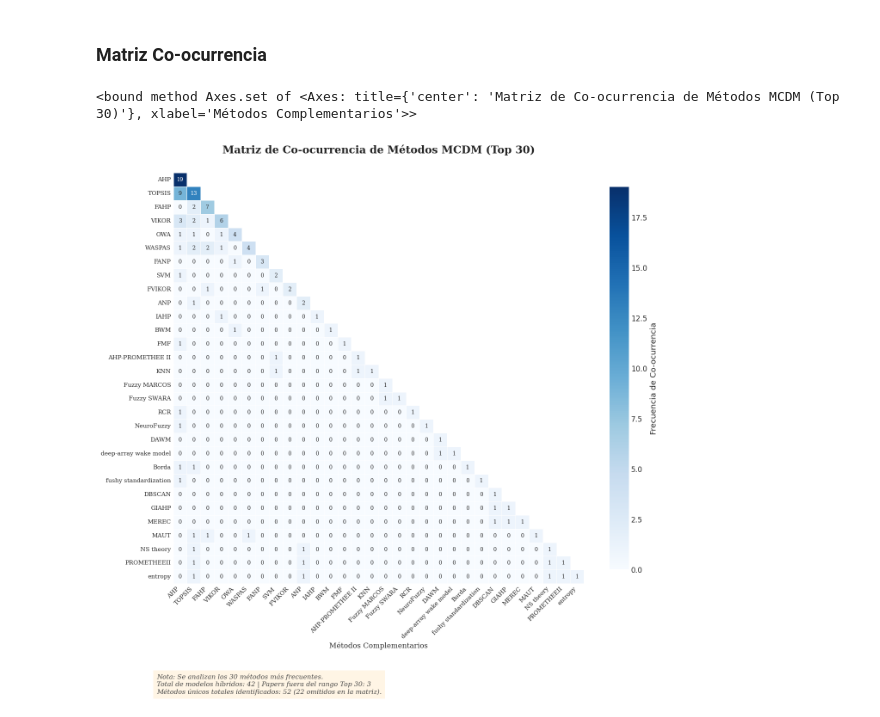
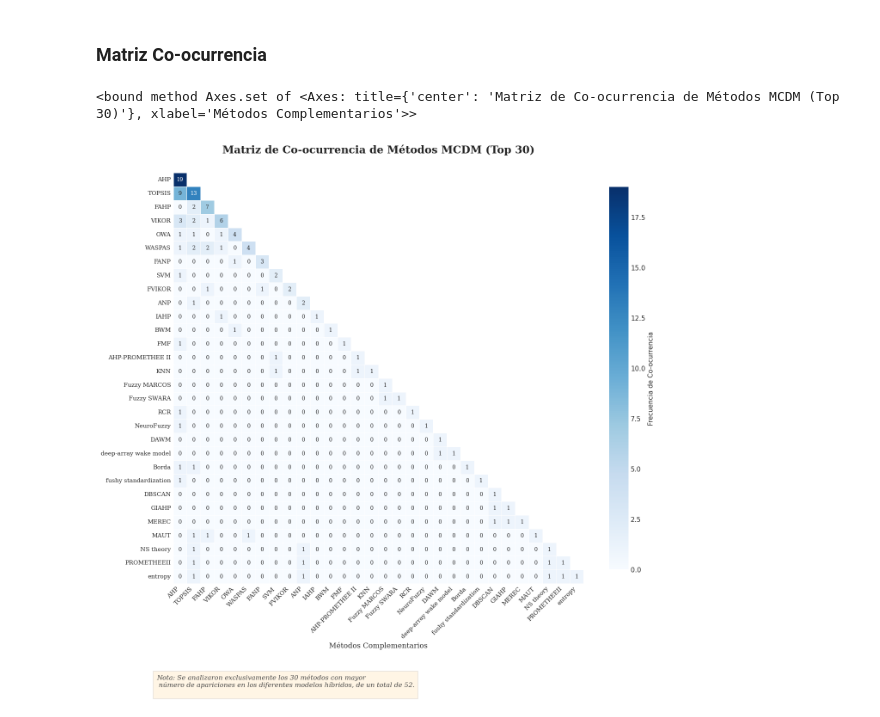
Before and after one commit to smartinezg2018/MCDM, a Jupyter notebook: edaSystemmaticMapping.ipynb, the cells around one changed output. Cells and saved outputs as stored; diff of their text form; code cells hidden in the pictures.

Commit message:
cambiando contenido grafica matriz de co-ocurrencia

```diff
--- a/edaSystemmaticMapping.ipynb
+++ b/edaSystemmaticMapping.ipynb
@@ -463,35 +463,32 @@ plt.style.use('seaborn-v0_8-white')
 fig, ax = plt.subplots(figsize=(14, 15), dpi=110)
 
 mask = np.triu(np.ones_like(cooc_matrix, dtype=bool), k=1)
 
 sns.heatmap(
     cooc_matrix,
     annot=True, fmt="d", cmap="Blues", mask=mask, square=True,
     linewidths=.5, cbar_kws={"shrink": .7, "label": "Frecuencia de Co-ocurrencia"},
     annot_kws={"size": 8, "fontfamily": "serif"}
 )
 
 # --- 4. Títulos y Notas (Aclaración de Datos) ---
 plt.title('Matriz de Co-ocurrencia de Métodos MCDM (Top 30)',
           fontsize=16, fontweight='bold', pad=30, fontfamily='serif')
 
 # Texto aclaratorio en la parte inferior (Nota al pie)
 info_text = (
-    f"Nota: Se analizan los {n_top} métodos más frecuentes.\n"
-    f"Total de modelos híbridos: {total_hybrid_papers} | "
-    f"Papers fuera del rango Top {n_top}: {ignored_papers}\n"
-    f"Métodos únicos totales identificados: {len(method_freq)} ({ignored_methods_count} omitidos en la matriz)."
+    f"Nota: Se analizaron exclusivamente los 30 métodos con mayor \n número de apariciones en los diferentes modelos híbridos, de un total de 52.\n"
 )
 
 # Añadir la nota al pie del gráfico
 plt.figtext(0.1, 0.05, info_text, ha="left", fontsize=10,
             fontfamily='serif', style='italic', color='#444444',
             bbox={"facecolor":"orange", "alpha":0.1, "pad":5})
 
 plt.xticks(rotation=45, ha='right', fontsize=9, fontfamily='serif')
 plt.yticks(fontsize=9, fontfamily='serif')
 ax.set_xlabel('Métodos Complementarios', fontsize=11, fontfamily='serif')
 ax.set
 # %% [output]
 <bound method Axes.set of <Axes: title={'center': 'Matriz de Co-ocurrencia de Métodos MCDM (Top 30)'}, xlabel='Métodos Complementarios'>>
-[figure, old version]
+[figure, new version]
```
Also changed, not shown: parts of 4 cells of this notebook.
